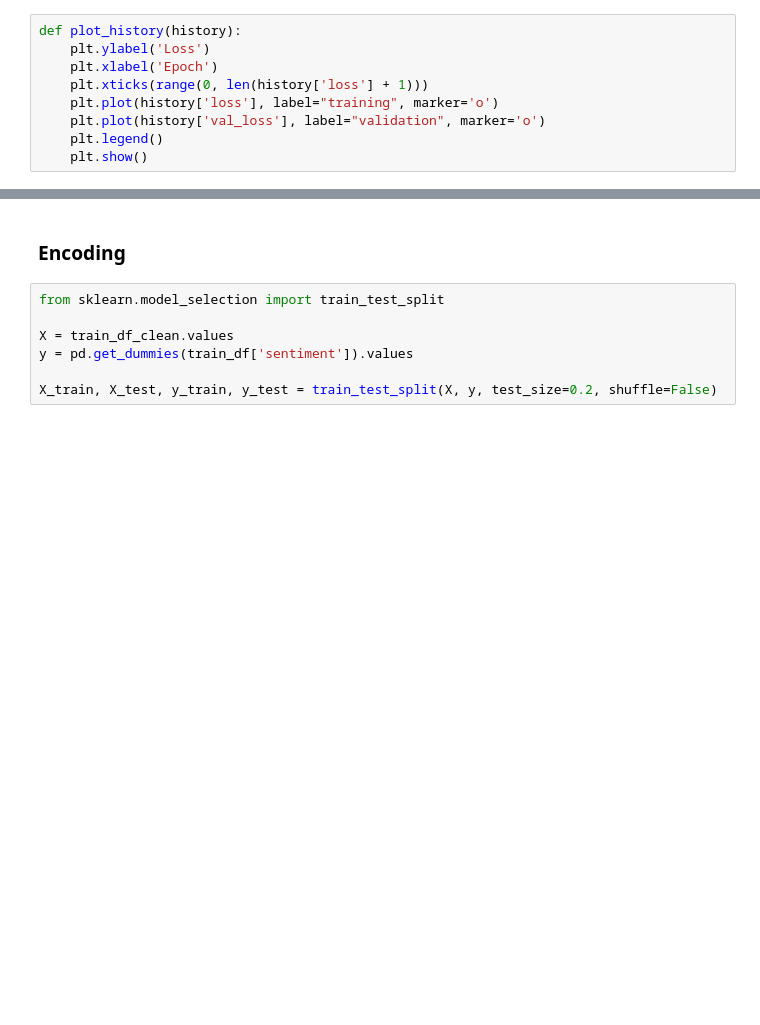
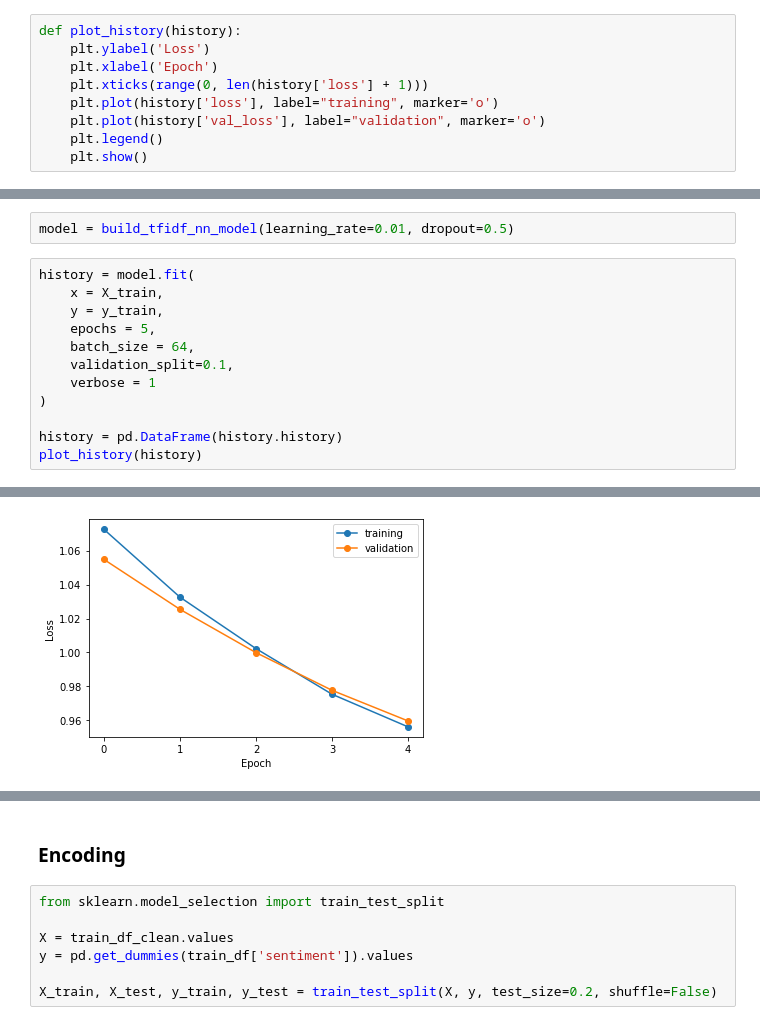
Before and after one commit to David-Tong/W207-Final-Project-2022, a Jupyter notebook: Tweet Sentiment Extraction/Tweet_Sentiment_Extraction_Analysis.ipynb, the cells around one changed output, grey strips where cells are left out. Drawn from its saved outputs; the diff is of its cells as text; blank space fills up the shorter version.

```diff
--- a/Tweet Sentiment Extraction/Tweet_Sentiment_Extraction_Analysis.ipynb
+++ b/Tweet Sentiment Extraction/Tweet_Sentiment_Extraction_Analysis.ipynb
@@ -539,0 +575,15 @@ def plot_history(history):
+# %%
+model = build_tfidf_nn_model(learning_rate=0.01, dropout=0.5)
+# %%
+history = model.fit(
+    x = X_train,
+    y = y_train,
+    epochs = 5,
+    batch_size = 64,
+    validation_split=0.1,
+    verbose = 1
+)
+
+history = pd.DataFrame(history.history)
+plot_history(history)
+# %% [output]
@@ -539,0 +600 @@ def plot_history(history):
+[figure, added]
```
Also changed, not shown: parts of 40 cells of this notebook.
